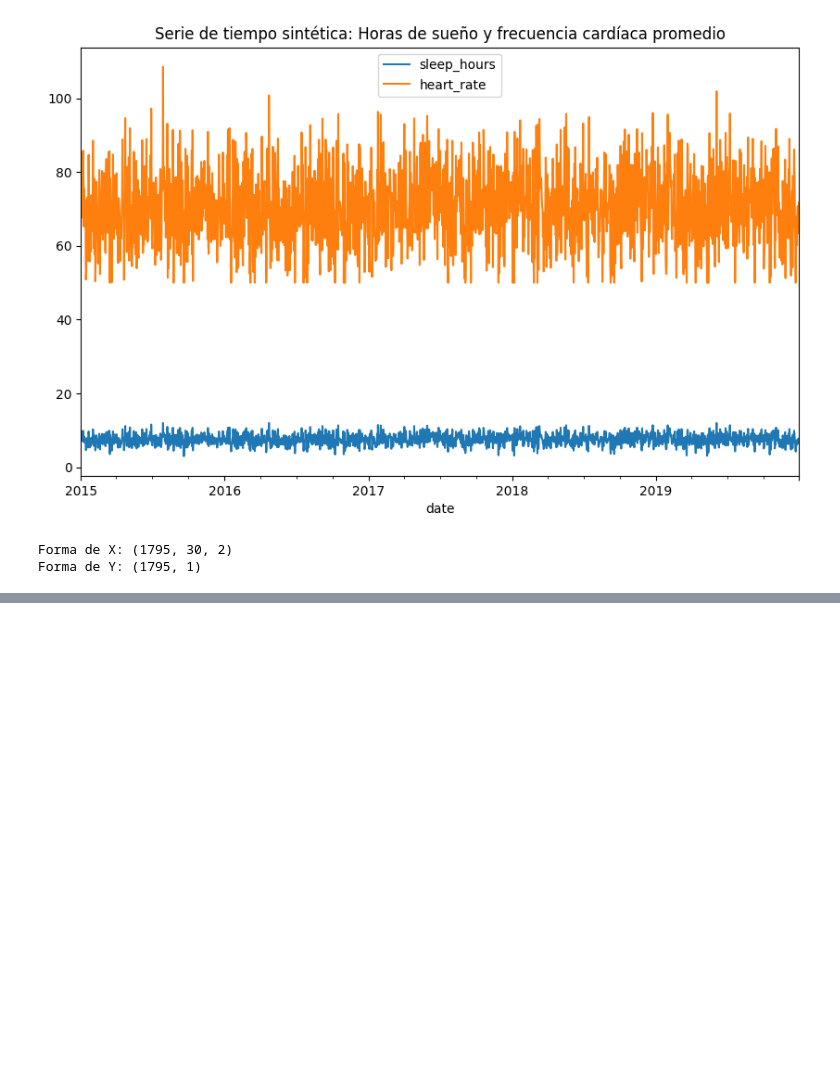
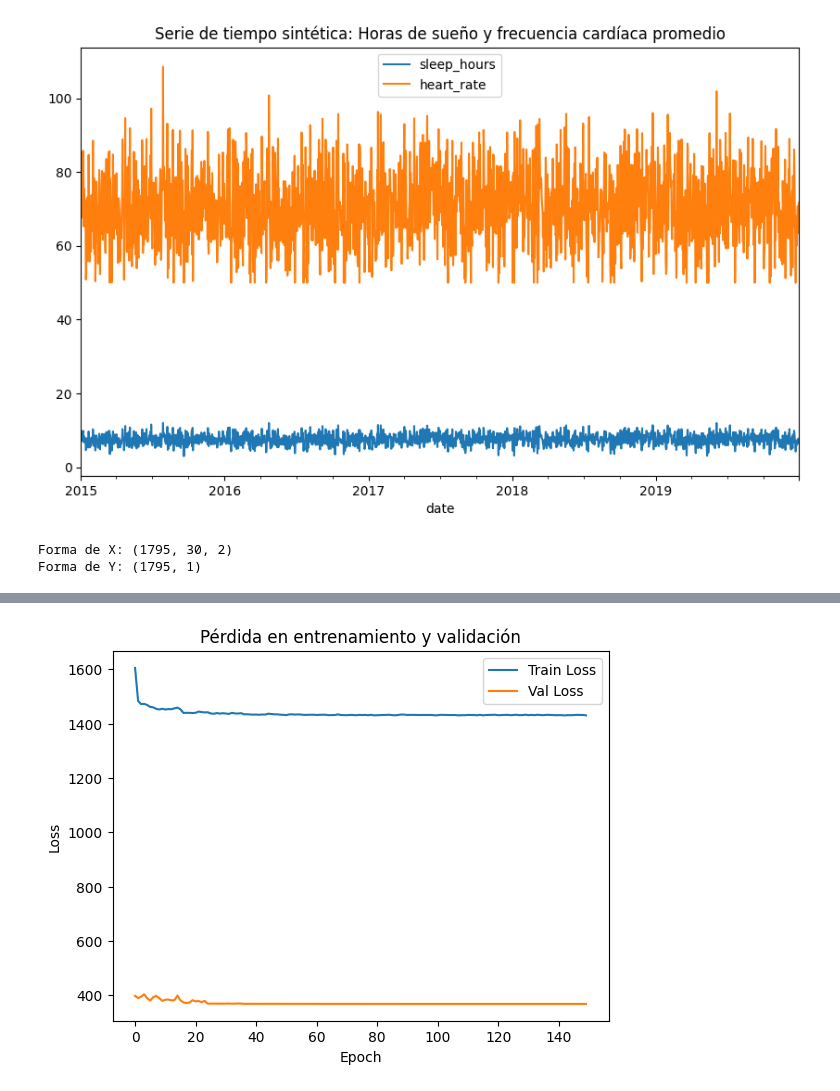
Before and after one commit to gabrielam-projects/Deep-Learning-exercises, a Jupyter notebook: Transformers_NN/TS_synthetic.ipynb, the cells around one changed output, grey strips where cells are left out. Saved outputs shown, nothing was run; the diff lists cells and outputs as text; code cells hidden in the pictures; blank space fills up the shorter version.

```diff
--- a/Transformers_NN/TS_synthetic.ipynb
+++ b/Transformers_NN/TS_synthetic.ipynb
@@ -117,7 +117,7 @@ sequence_length = 30
 sleep_data = synthetic_sleep_data["sleep_hours"].values  # Valores diarios de la serie
 # %%
 # Crear secuencias
-def create_sequences(data, seq_length):
+def create_sequence(data, seq_length):
     X, Y = [], []
     for i in range(len(data) - seq_length):
         X.append(data[i:i+seq_length])  # Los últimos `seq_length` días
@@ -125,7 +125,7 @@ def create_sequences(data, seq_length):
     return np.array(X), np.array(Y)
 # %%
 # Crear las secuencias para sleep
-X_sleep, Y_sleep = create_sequences(sleep_data, sequence_length)
+X_sleep, Y_sleep = create_sequence(sleep_data, sequence_length)
 
 # Agregar una nueva dimensión para convertir X en tridimensional (num_sequences, sequence_length, 1)
 X_sleep = X_sleep[..., np.newaxis]
@@ -295,7 +295,7 @@ sequence_length = 30  # Usar datos de un mes para predecir el siguiente día
 
 # Crear las secuencias usando los valores diarios
 hr_data = synthetic_hr_data["heart_rate"].values  # Valores diarios de la serie
-X_hr, Y_hr = create_sequences(hr_data, sequence_length)
+X_hr, Y_hr = create_sequence(hr_data, sequence_length)
 
 # Agregar una nueva dimensión para convertir X en tridimensional (num_sequences, sequence_length, 1)
 X_hr = X_hr[..., np.newaxis]
@@ -491,6 +490,8 @@ Y_train = torch.tensor(Y_train, dtype=torch.float32)
 X_val = torch.tensor(X_val, dtype=torch.float32)
 Y_val = torch.tensor(Y_val, dtype=torch.float32)
 # %%
+# Clase para predecir un valor escalar a partir de una secuencia de datos multivariado.
+
 class TimeSeriesTransformer(nn.Module):
     def __init__(self, input_dim, d_model, nhead, num_layers, dropout, sequence_length):
         super(TimeSeriesTransformer, self).__init__()
@@ -508,8 +509,13 @@ class TimeSeriesTransformer(nn.Module):
             torch.zeros(1, sequence_length, d_model)
         )
 
-        # Transformer Encoder
-        encoder_layer = nn.TransformerEncoderLayer(d_model=d_model, nhead=nhead, dropout=dropout)
+        # Transformer Encoder con batch_first=True
+        encoder_layer = nn.TransformerEncoderLayer(
+            d_model=d_model,
+            nhead=nhead,
+            dropout=dropout,
+            batch_first=True  # Asegura que las entradas sean en formato (batch_size, seq_len, d_model)
+        )
         self.transformer_encoder = nn.TransformerEncoder(encoder_layer, num_layers=num_layers)
 
         # Decodificador lineal para producir la predicción
@@ -523,7 +529,10 @@ class TimeSeriesTransformer(nn.Module):
         x = self.embedding(x)  # Salida: (batch_size, sequence_length, d_model)
 
         # Agregar codificación posicional
-        x += self.positional_encoding[:, :x.size(1), :]  # Ajustar tamaño si la secuencia cambia
+        if self.positional_encoding.size(1) >= x.size(1):  # Asegurar que las dimensiones coincidan
+            x += self.positional_encoding[:, :x.size(1), :]
+        else:
+            raise ValueError("La longitud de secuencia es mayor que el tamaño de codificación posicional.")
 
         # Transformar la entrada con el encoder del Transformer
         x = self.transformer_encoder(x)  # Salida: (batch_size, sequence_length, d_model)
@@ -618,0 +643,12 @@ RuntimeError: mat1 and mat2 shapes cannot be multiplied (60x1 and 2x32)
+# %%
+# Graficar pérdidas
+
+plt.plot(train_losses, label='Train Loss')
+plt.plot(val_losses, label='Val Loss')
+plt.legend()
+plt.xlabel('Epoch')
+plt.ylabel('Loss')
+plt.title('Pérdida en entrenamiento y validación')
+plt.show()
+# %% [output]
+[figure, added]
```
Also changed, not shown: parts of 4 cells of this notebook.
